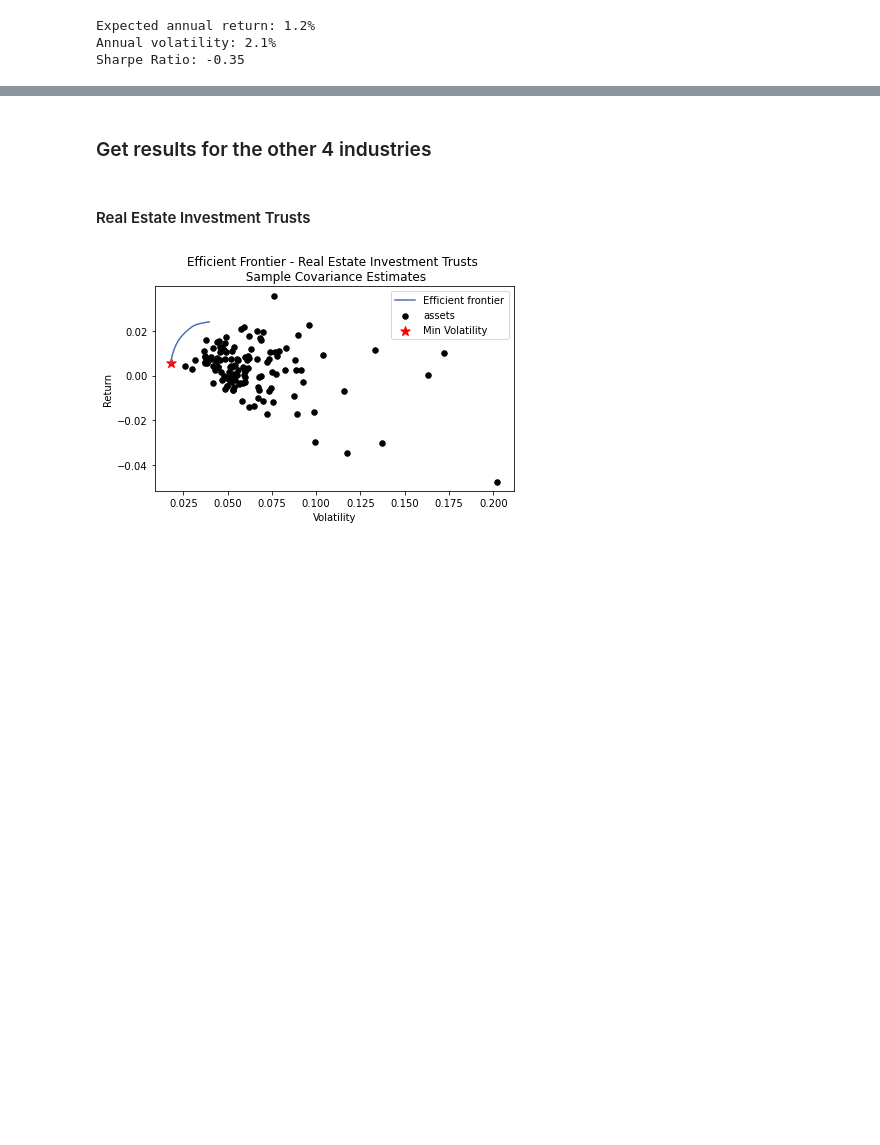
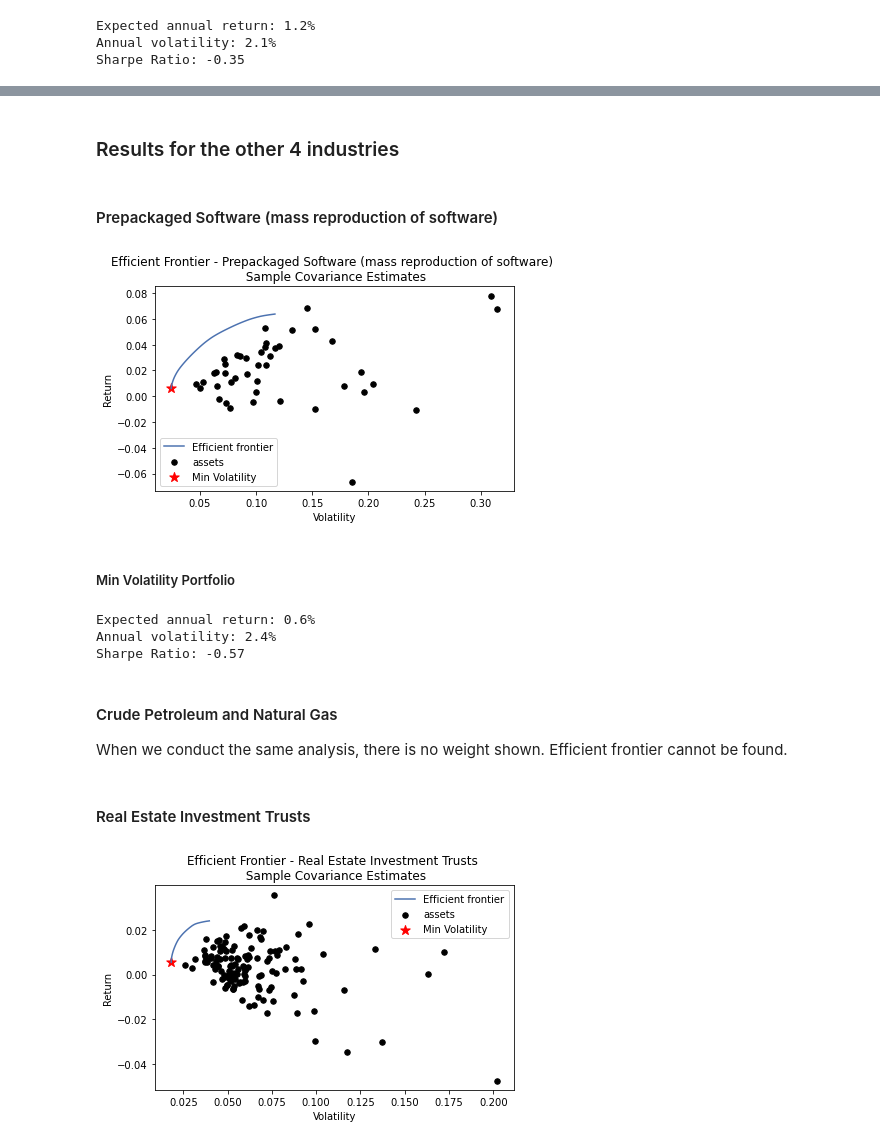
Before and after one commit to richardye101/ubineer_nlp_research, a Jupyter notebook: content/peitong/3.1_Minimum_Variance_Analysis-Sample_Estimates.ipynb, the cells around one changed output, grey strips where cells are left out. Saved outputs shown, nothing was run; the diff lists cells and outputs as text; code cells hidden in the pictures; blank space fills up the shorter version.

Commit message:
added description

```diff
--- a/content/peitong/3.1_Minimum_Variance_Analysis-Sample_Estimates.ipynb
+++ b/content/peitong/3.1_Minimum_Variance_Analysis-Sample_Estimates.ipynb
@@ -160,6 +161,59 @@ min_vol
 # %% [markdown]
-### Get results for the other 4 industries
+### Results for the other 4 industries
 # %%
 SIC_list = [7372, 1311, 6798, 6022]
 SIC_desc = ['Prepackaged Software (mass reproduction of software)', 'Crude Petroleum and Natural Gas',
            'Real Estate Investment Trusts', 'State Commercial Banks (commercial banking)']
+# %% [markdown]
+#### Prepackaged Software (mass reproduction of software)
+# %%
+SIC = SIC_list[0]
+
+industry_name = SIC_desc[SIC_list.index(SIC)]
+
+# get the names of the companies in the other industries
+Companies = df[df.SIC == SIC]
+Company_list = Companies.index
+
+# get the companies name that match return data and business description data
+SET = (set(Company_list) & set(r_selected.index))
+LIST = [*SET, ]
+
+mu_sample = mu[LIST]
+# get the outliers
+outlier = mu_sample[mu_sample>1].index
+mu_sample = mu_sample.drop(outlier)
+LIST = mu_sample.index
+
+tmp = cov[LIST].T
+cov_sample = tmp[LIST]
+
+# perform minimum variance analysis
+ef1 = EfficientFrontier(mu_sample, cov_sample, weight_bounds=(0, 0.2))
+
+fig, ax = plt.subplots()
+plotting.plot_efficient_frontier(ef1, ax=ax, show_assets=True)
+
+# Find and plot the tangency portfolio
+ef2 = EfficientFrontier(mu_sample, cov_sample, weight_bounds=(0, 0.2))
+# min volatility
+ef2.min_volatility()
+ret_tangent, std_tangent, _ = ef2.portfolio_performance()
+ax.scatter(std_tangent, ret_tangent, marker="*", s=100, c="r", label="Min Volatility")
+
+# Format
+ax.set_title("Efficient Frontier - %s \n Sample Covariance Estimates" %industry_name)
+ax.legend()
+plt.tight_layout()
+plt.savefig('images/Efficient_Frontier_Sample_Covariance_Estimates' + str(industry_name) + '.png', dpi=200, bbox_inches='tight')
+plt.show()
+# %% [output]
+[figure, added]
+# %% [markdown]
+##### Min Volatility Portfolio
+# %%
+ef2.portfolio_performance(verbose=True);
+# %% [output]
+Expected annual return: 0.6%
+Annual volatility: 2.4%
+Sharpe Ratio: -0.57
@@ -166,3 +234,6 @@ SIC_desc = ['Prepackaged Software (mass reproduction of software)', 'Crude Petro
+# %% [markdown]
+#### Crude Petroleum and Natural Gas
+When we conduct the same analysis, there is no weight shown. Efficient frontier cannot be found.
 # %% [markdown]
 #### Real Estate Investment Trusts
 # %%
```
Also changed, not shown: parts of 22 cells of this notebook, 35 other files.
